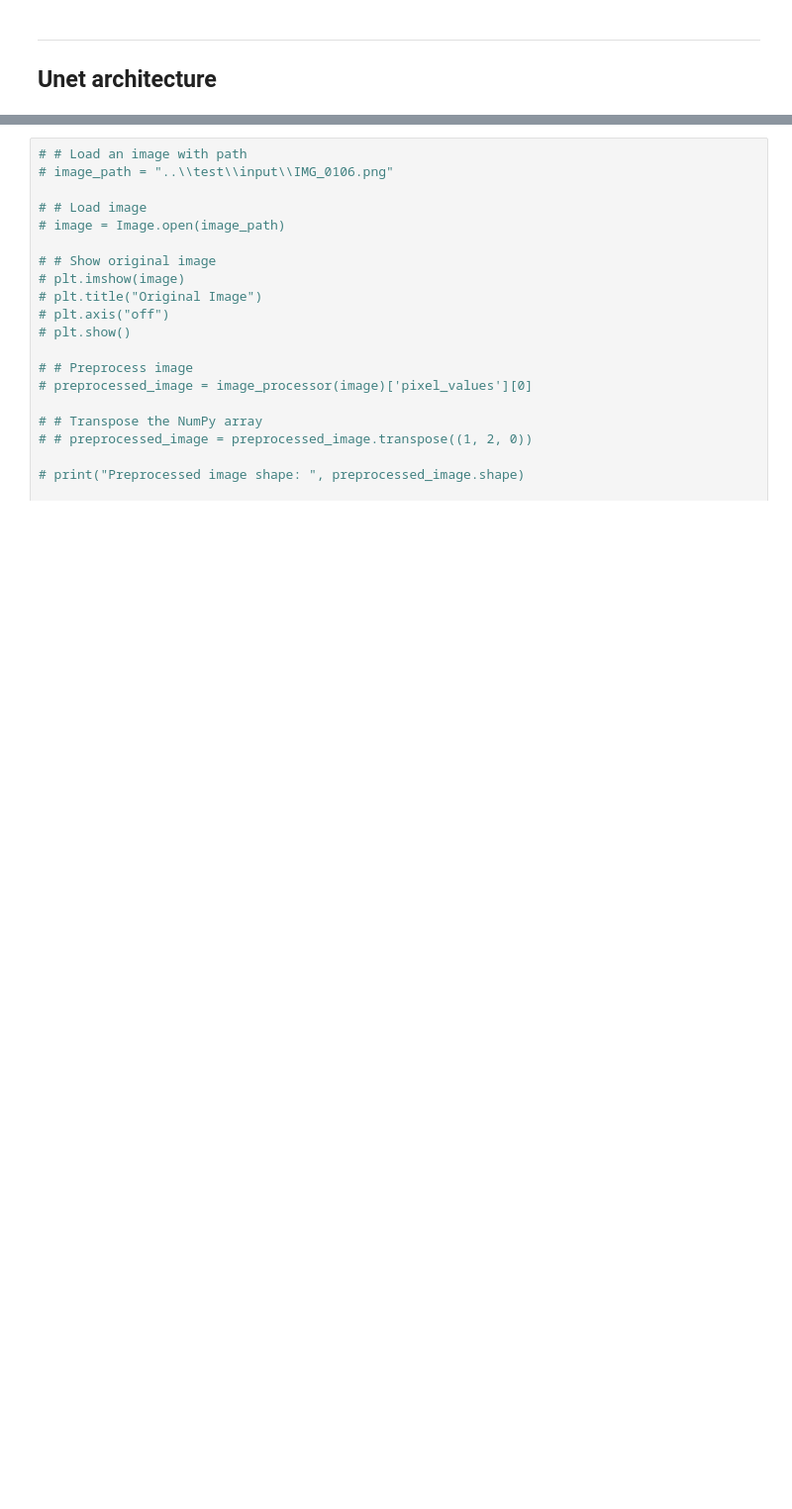
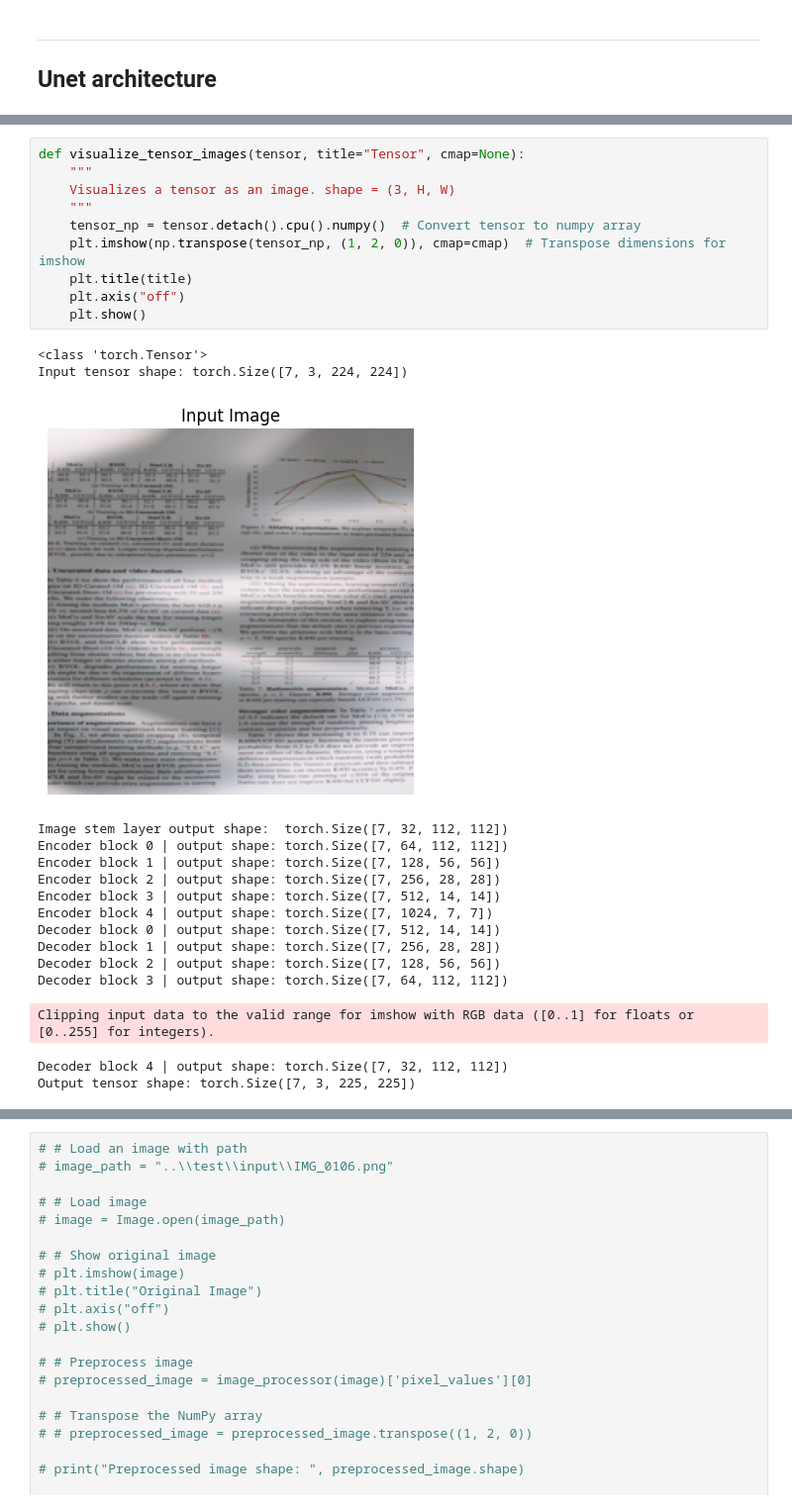
Before and after one commit to PranavAga/LP-IOANet, a Jupyter notebook: IOnet/Unet_laoding.ipynb, the cells around one changed output, grey strips where cells are left out. Shown: that part at 99% size. Drawn from its saved outputs; the diff is of its cells as text; blank space fills up the shorter version.

Commit message:
unet ach working (need to imporve its legibility) implemnted uitls with loading dir images with visulization as well

```diff
--- a/IOnet/Unet_laoding.ipynb
+++ b/IOnet/Unet_laoding.ipynb
@@ -232,0 +155,27 @@ TypeError: expected Tensor as element 0 in argument 0, but got numpy.ndarray
+# %%
+def visualize_tensor_images(tensor, title="Tensor", cmap=None):
+    """
+    Visualizes a tensor as an image. shape = (3, H, W)
+    """
+    tensor_np = tensor.detach().cpu().numpy()  # Convert tensor to numpy array
+    plt.imshow(np.transpose(tensor_np, (1, 2, 0)), cmap=cmap)  # Transpose dimensions for imshow
+    plt.title(title)
+    plt.axis("off")
+    plt.show()
+# %% [output]
+<class 'torch.Tensor'>
+Input tensor shape: torch.Size([7, 3, 224, 224])
+[figure, added]
+Image stem layer output shape:  torch.Size([7, 32, 112, 112])
+Encoder block 0 | output shape: torch.Size([7, 64, 112, 112])
+Encoder block 1 | output shape: torch.Size([7, 128, 56, 56])
+Encoder block 2 | output shape: torch.Size([7, 256, 28, 28])
+Encoder block 3 | output shape: torch.Size([7, 512, 14, 14])
+Encoder block 4 | output shape: torch.Size([7, 1024, 7, 7])
+Decoder block 0 | output shape: torch.Size([7, 512, 14, 14])
+Decoder block 1 | output shape: torch.Size([7, 256, 28, 28])
+Decoder block 2 | output shape: torch.Size([7, 128, 56, 56])
+Decoder block 3 | output shape: torch.Size([7, 64, 112, 112])
+Clipping input data to the valid range for imshow with RGB data ([0..1] for floats or [0..255] for integers).
+Decoder block 4 | output shape: torch.Size([7, 32, 112, 112])
+Output tensor shape: torch.Size([7, 3, 225, 225])
```
Also changed, not shown: parts of 15 cells of this notebook, 3 other files.
